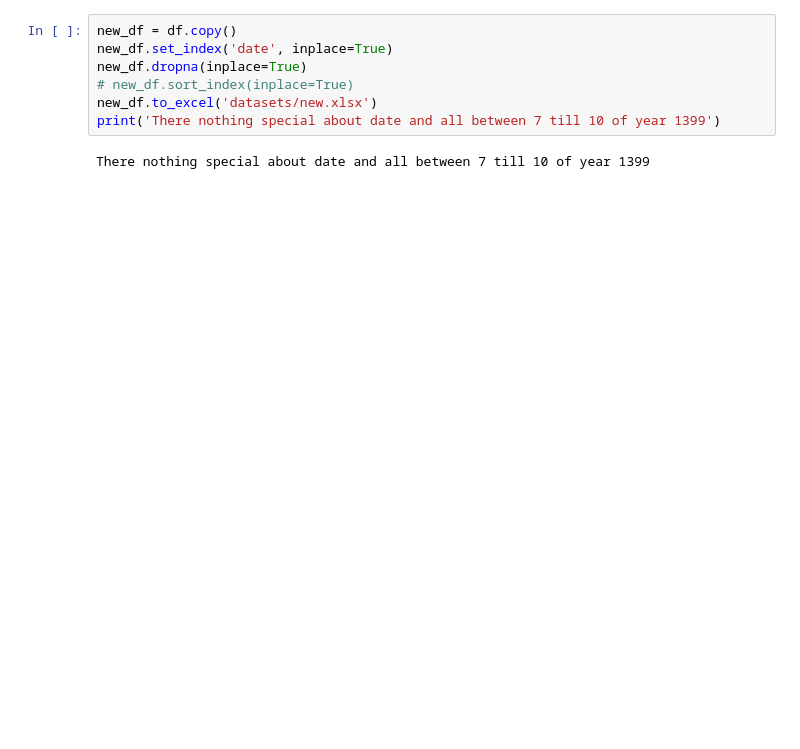
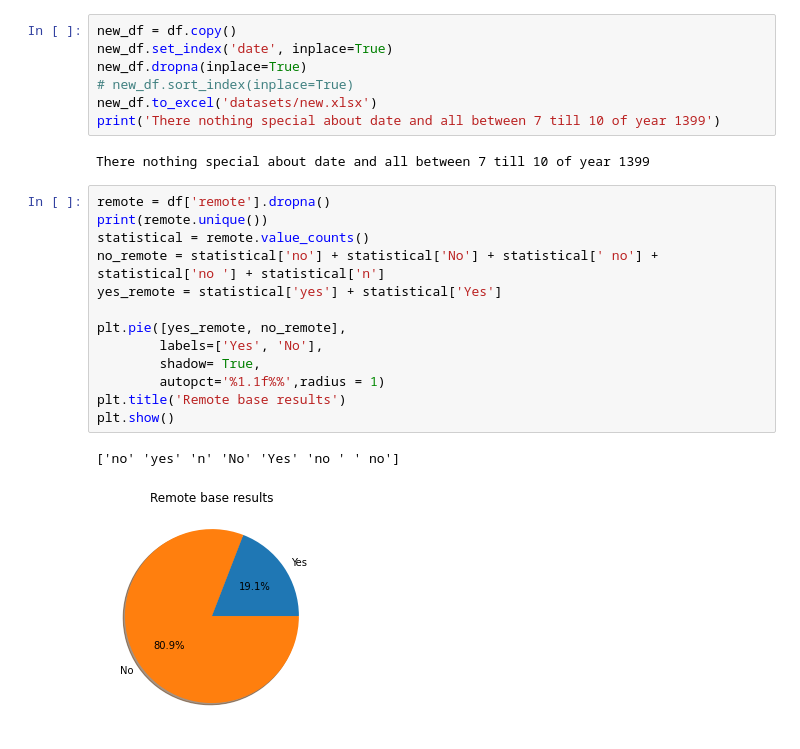
Before and after one commit to AmirCM/FIT_Final_Project, a Jupyter notebook: FIT.ipynb, the cells around one changed output. Drawn from its saved outputs; the diff is of its cells as text; blank space fills up the shorter version.

```diff
--- a/FIT.ipynb
+++ b/FIT.ipynb
@@ -101,3 +101,19 @@ new_df.to_excel('datasets/new.xlsx')
 print('There nothing special about date and all between 7 till 10 of year 1399')
 # %% [output]
 There nothing special about date and all between 7 till 10 of year 1399
+# %%
+remote = df['remote'].dropna()
+print(remote.unique())
+statistical = remote.value_counts()
+no_remote = statistical['no'] + statistical['No'] + statistical[' no'] + statistical['no '] + statistical['n']
+yes_remote = statistical['yes'] + statistical['Yes']
+
+plt.pie([yes_remote, no_remote],
+        labels=['Yes', 'No'],
+        shadow= True,
+        autopct='%1.1f%%',radius = 1)
+plt.title('Remote base results')
+plt.show()
+# %% [output]
+['no' 'yes' 'n' 'No' 'Yes' 'no ' ' no']
+[figure, added]
```
Also changed, not shown: parts of 2 cells of this notebook.
